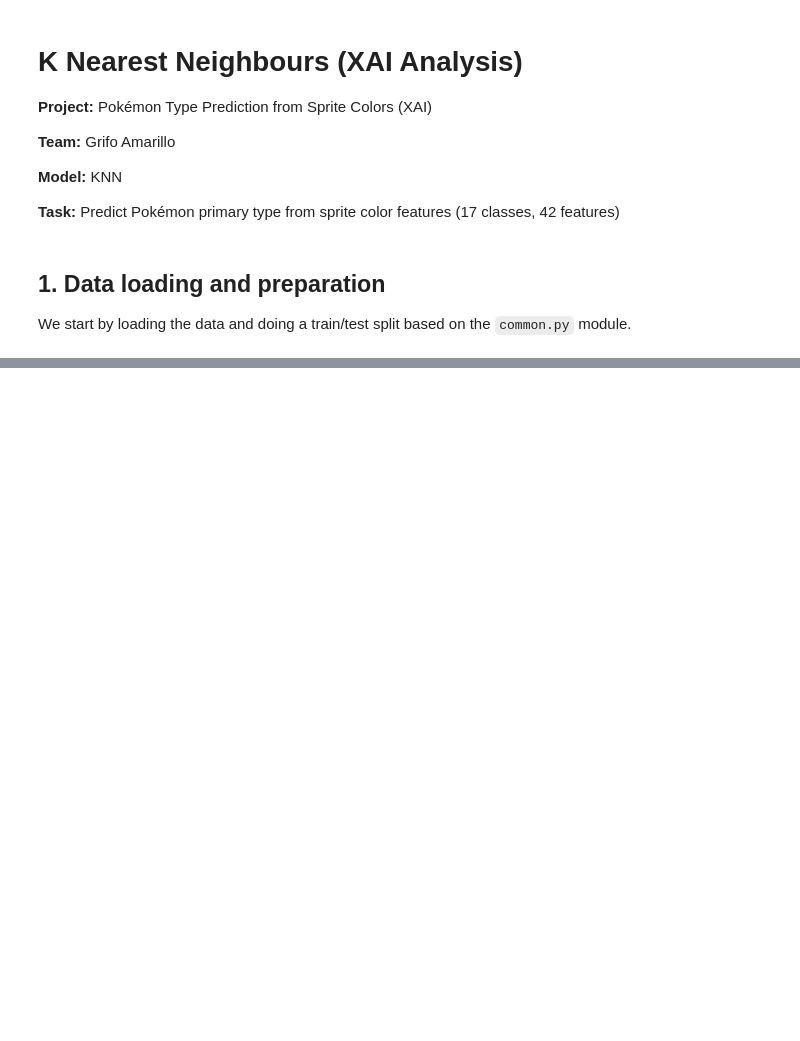
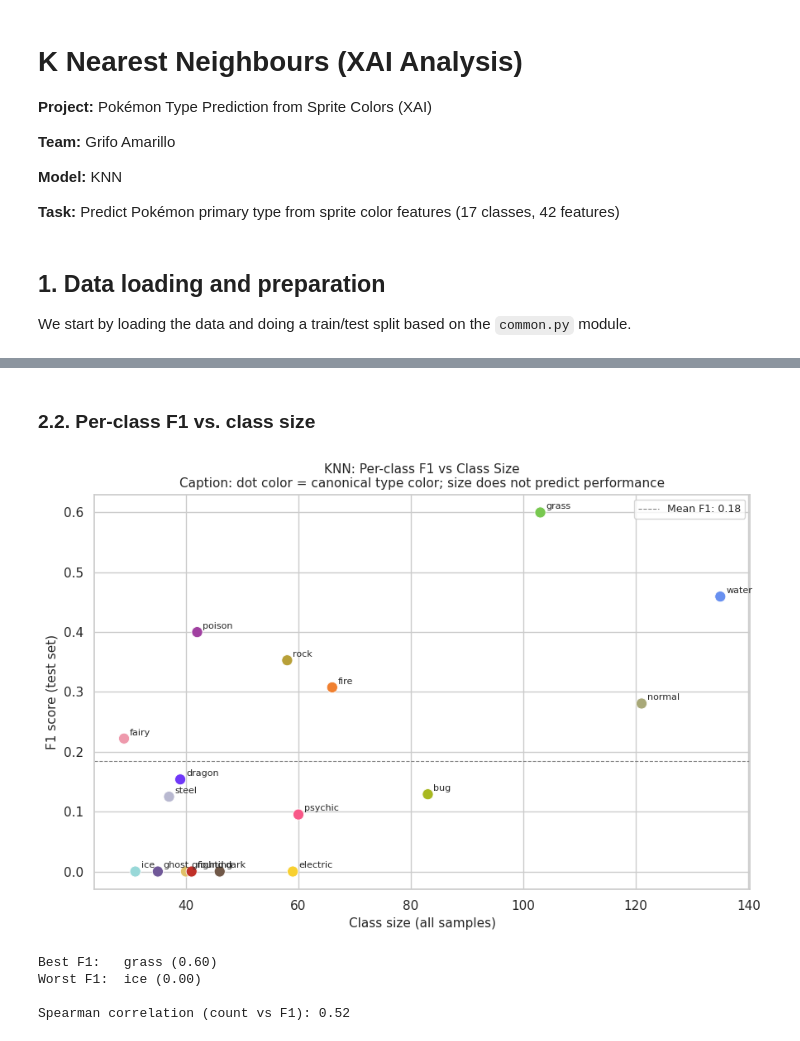
Before and after one commit to JuanDiegoGallego/mlx, a Jupyter notebook: notebooks/2_knn augmented.ipynb, the cells around one changed output, grey strips where cells are left out. Cells and saved outputs as stored; diff of their text form; code cells hidden in the pictures; blank space fills up the shorter version.

```diff
--- a/notebooks/2_knn augmented.ipynb
+++ b/notebooks/2_knn augmented.ipynb
@@ -62,0 +209,40 @@ print(f"Train: {len(X_train)} | Test: {len(X_test)}")
+# %% [markdown]
+### 2.2. Per-class F1 vs. class size
+# %%
+class_counts = df["type1"].value_counts()
+f1_per_class = {}
+for cls_int in sorted(int_to_type.keys()):
+    type_name = int_to_type[cls_int]
+    if type_name not in class_counts.index:
+        continue
+    f1 = f1_score(y_test == cls_int, y_pred == cls_int, zero_division=0)
+    f1_per_class[type_name] = {"f1": f1, "count": int(class_counts[type_name])}
+
+f1_df = pd.DataFrame(f1_per_class).T.astype(float).sort_values("count")
+
+fig, ax = plt.subplots(figsize=(9, 6))
+colors_f1 = [common.TYPE_COLORS.get(t, "#888") for t in f1_df.index]
+ax.scatter(f1_df["count"], f1_df["f1"], c=colors_f1, s=90, zorder=3, edgecolors="white", linewidths=0.6)
+for type_name, row_data in f1_df.iterrows():
+    ax.annotate(type_name, (row_data["count"], row_data["f1"]),
+                xytext=(5, 3), textcoords="offset points", fontsize=8)
+mean_f1 = f1_df["f1"].mean()
+ax.axhline(mean_f1, color="gray", linestyle="--", linewidth=0.8, label=f"Mean F1: {mean_f1:.2f}")
+ax.set_xlabel("Class size (all samples)", fontsize=11)
+ax.set_ylabel("F1 score (test set)", fontsize=11)
+ax.set_title("KNN: Per-class F1 vs Class Size\n"
+             "Caption: dot color = canonical type color; size does not predict performance", fontsize=11)
+ax.legend(fontsize=9)
+plt.tight_layout()
+plt.show()
+
+print("Best F1:  ", f1_df["f1"].idxmax(), f"({f1_df['f1'].max():.2f})")
+print("Worst F1: ", f1_df["f1"].idxmin(), f"({f1_df['f1'].min():.2f})")
+print(f"\nSpearman correlation (count vs F1): "
+      f"{f1_df[['count','f1']].corr(method='spearman').iloc[0,1]:.2f}")
+# %% [output]
+[figure, added]
+Best F1:   grass (0.60)
+Worst F1:  ice (0.00)
+
+Spearman correlation (count vs F1): 0.52
```
Also changed, not shown: parts of 42 cells of this notebook, 2 other files.
